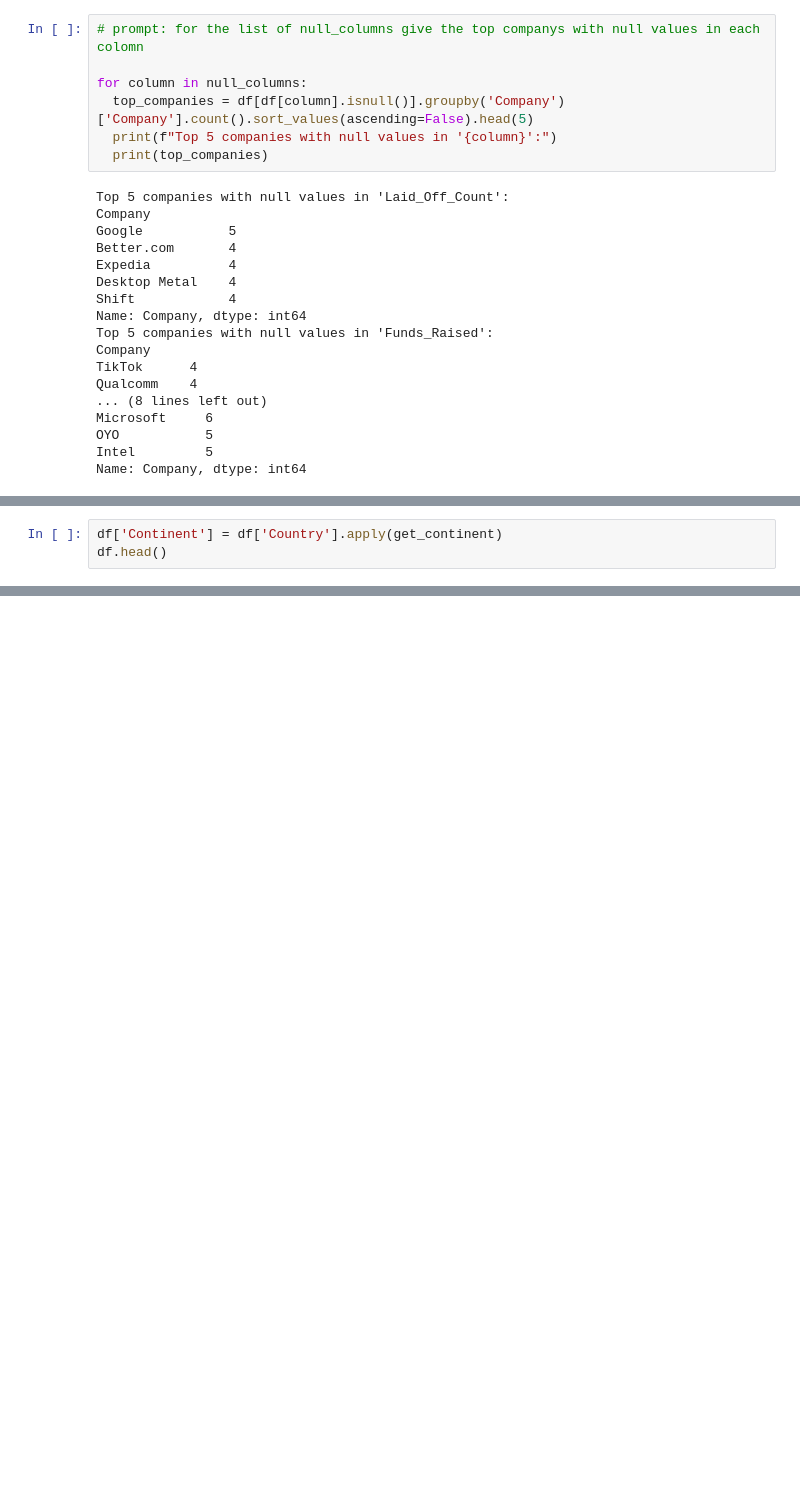
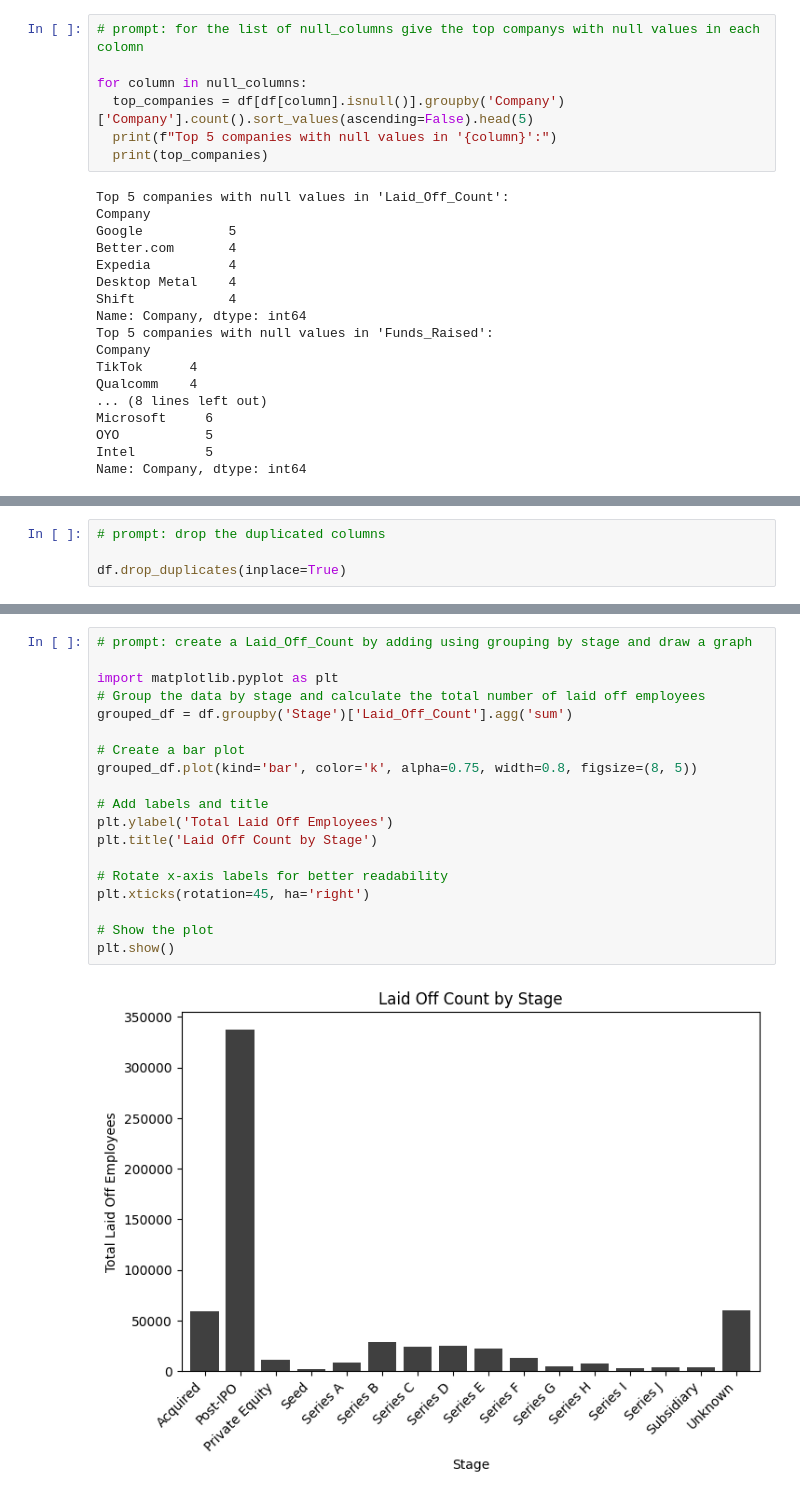
Before and after one commit to brahm-dave/preprocessing-and-eda, a Jupyter notebook: basic_preprocessing_and_eda.ipynb, the cells around one changed output, grey strips where cells are left out. Drawn from its saved outputs; the diff is of its cells as text; blank space fills up the shorter version.

```diff
--- a/basic_preprocessing_and_eda.ipynb
+++ b/basic_preprocessing_and_eda.ipynb
@@ -414,3 +398,0 @@ def get_continent(country):
-# %%
-df['Continent'] = df['Country'].apply(get_continent)
-df.head()
@@ -418,0 +454,4 @@ KeyboardInterrupt:
+# %%
+# prompt: drop the duplicated columns
+
+df.drop_duplicates(inplace=True)
@@ -418,0 +487,21 @@ KeyboardInterrupt:
+# %%
+# prompt: create a Laid_Off_Count by adding using grouping by stage and draw a graph
+
+import matplotlib.pyplot as plt
+# Group the data by stage and calculate the total number of laid off employees
+grouped_df = df.groupby('Stage')['Laid_Off_Count'].agg('sum')
+
+# Create a bar plot
+grouped_df.plot(kind='bar', color='k', alpha=0.75, width=0.8, figsize=(8, 5))
+
+# Add labels and title
+plt.ylabel('Total Laid Off Employees')
+plt.title('Laid Off Count by Stage')
+
+# Rotate x-axis labels for better readability
+plt.xticks(rotation=45, ha='right')
+
+# Show the plot
+plt.show()
+# %% [output]
+[figure, added]
```
Also changed, not shown: parts of 17 cells of this notebook.
